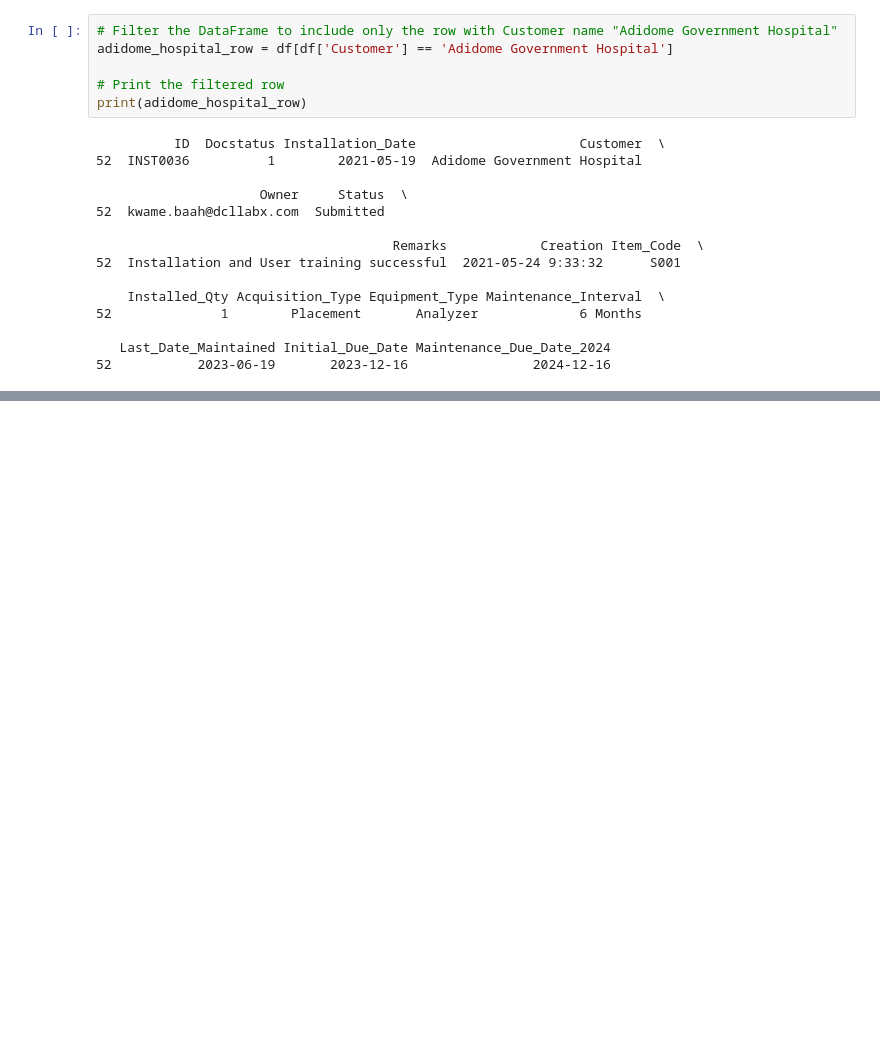
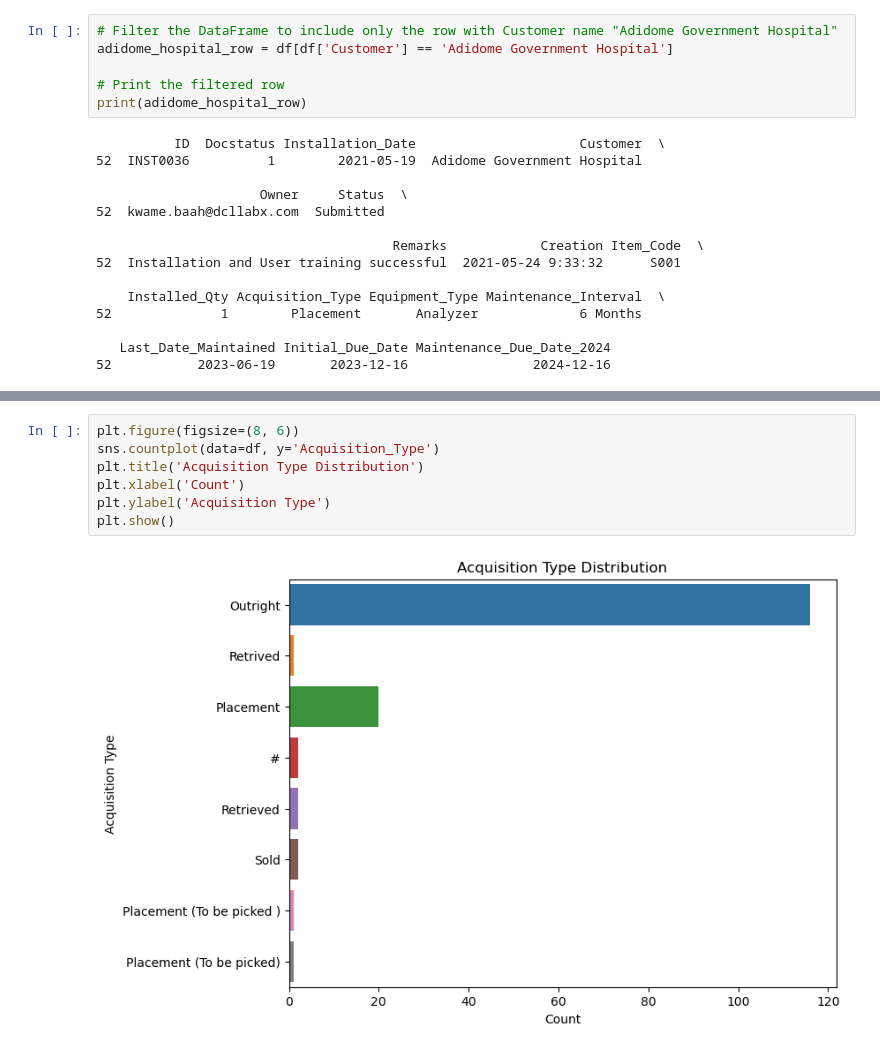
Before and after one commit to adaambiikgabz/Equipment_Maintenance_Schedule, a Jupyter notebook: Installation_data.ipynb, the cells around one changed output, grey strips where cells are left out. Drawn from its saved outputs; the diff is of its cells as text; blank space fills up the shorter version.

```diff
--- a/Installation_data.ipynb
+++ b/Installation_data.ipynb
@@ -188,0 +214,9 @@ print(adidome_hospital_row)
+# %%
+plt.figure(figsize=(8, 6))
+sns.countplot(data=df, y='Acquisition_Type')
+plt.title('Acquisition Type Distribution')
+plt.xlabel('Count')
+plt.ylabel('Acquisition Type')
+plt.show()
+# %% [output]
+[figure, added]
```
Also changed, not shown: parts of 7 cells of this notebook, 1 other file.
